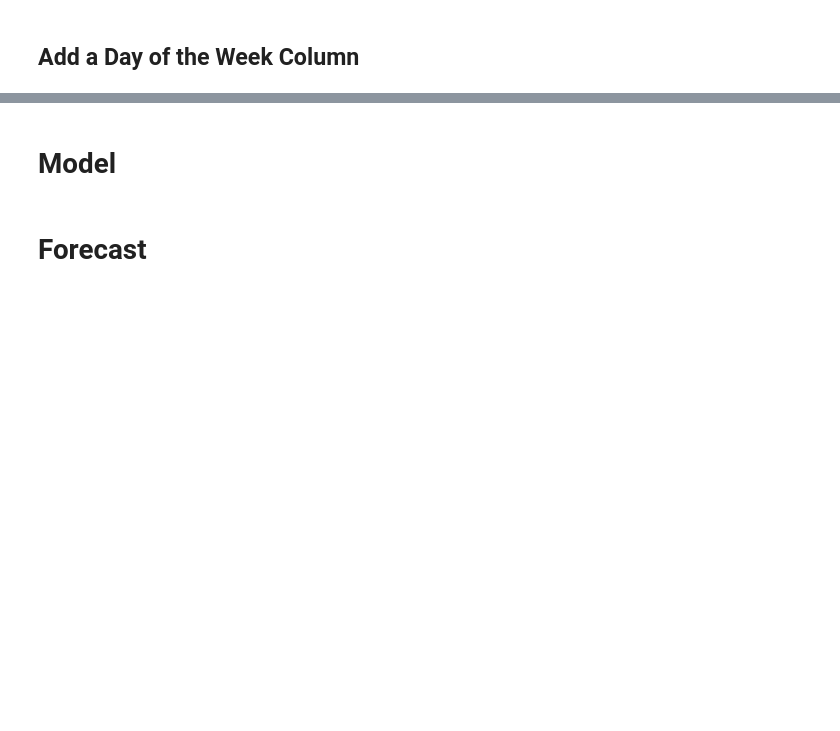
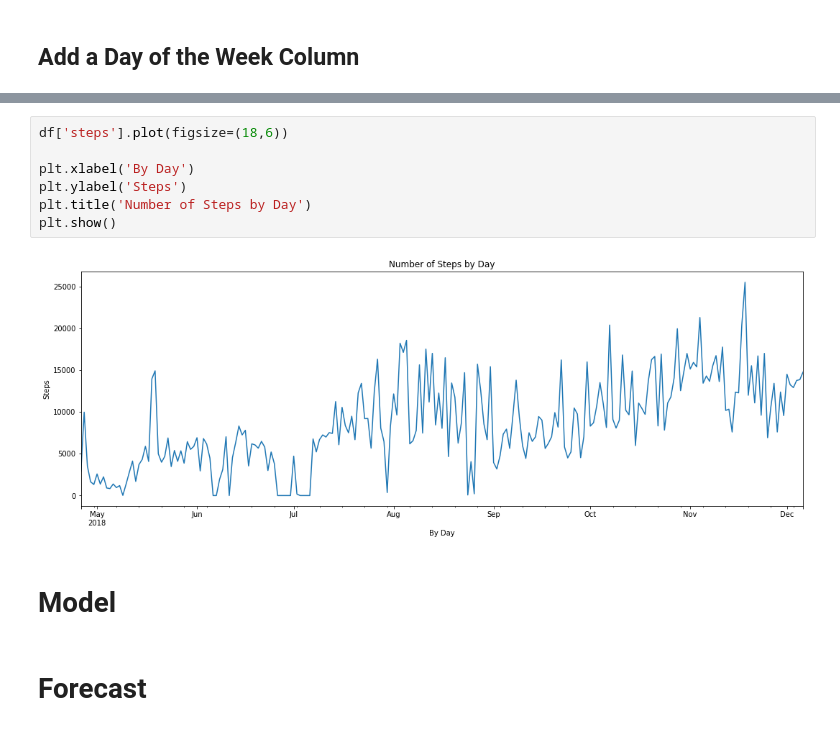
Before and after one commit to U-Gotta-Have-Faith/time_series, a Jupyter notebook: Sean _faith_acquire.ipynb, the cells around one changed output, grey strips where cells are left out. Drawn from its saved outputs; the diff is of its cells as text; blank space fills up the shorter version.

```diff
--- a/Sean _faith_acquire.ipynb
+++ b/Sean _faith_acquire.ipynb
@@ -224,3 +323,12 @@ dtype: int64
+# %%
+df['steps'].plot(figsize=(18,6))
+
+plt.xlabel('By Day')
+plt.ylabel('Steps')
+plt.title('Number of Steps by Day')
+plt.show()
+# %% [output]
+[figure, added]
 # %% [markdown]
 # Model
 # %% [markdown]
```
Also changed, not shown: parts of 33 cells of this notebook.
